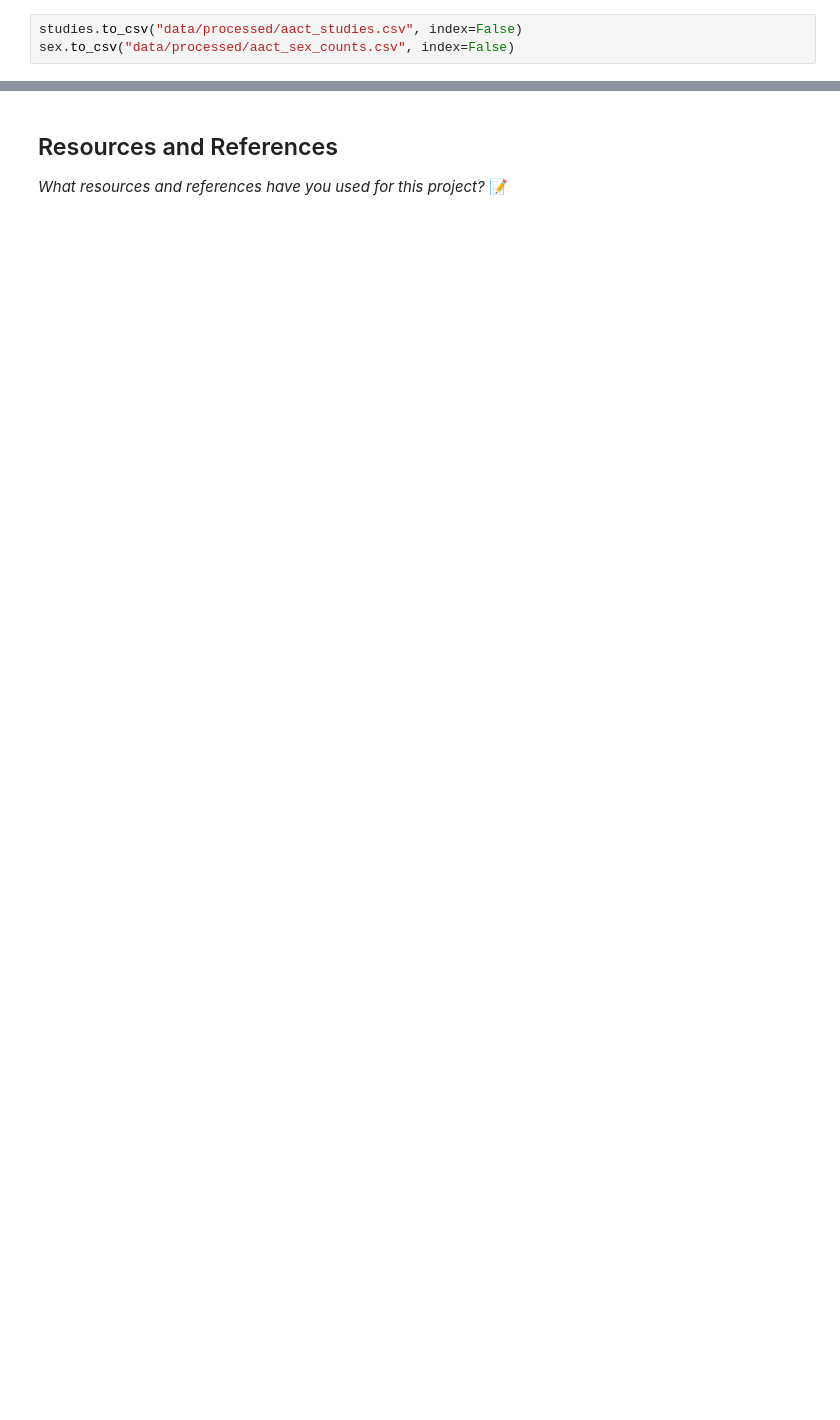
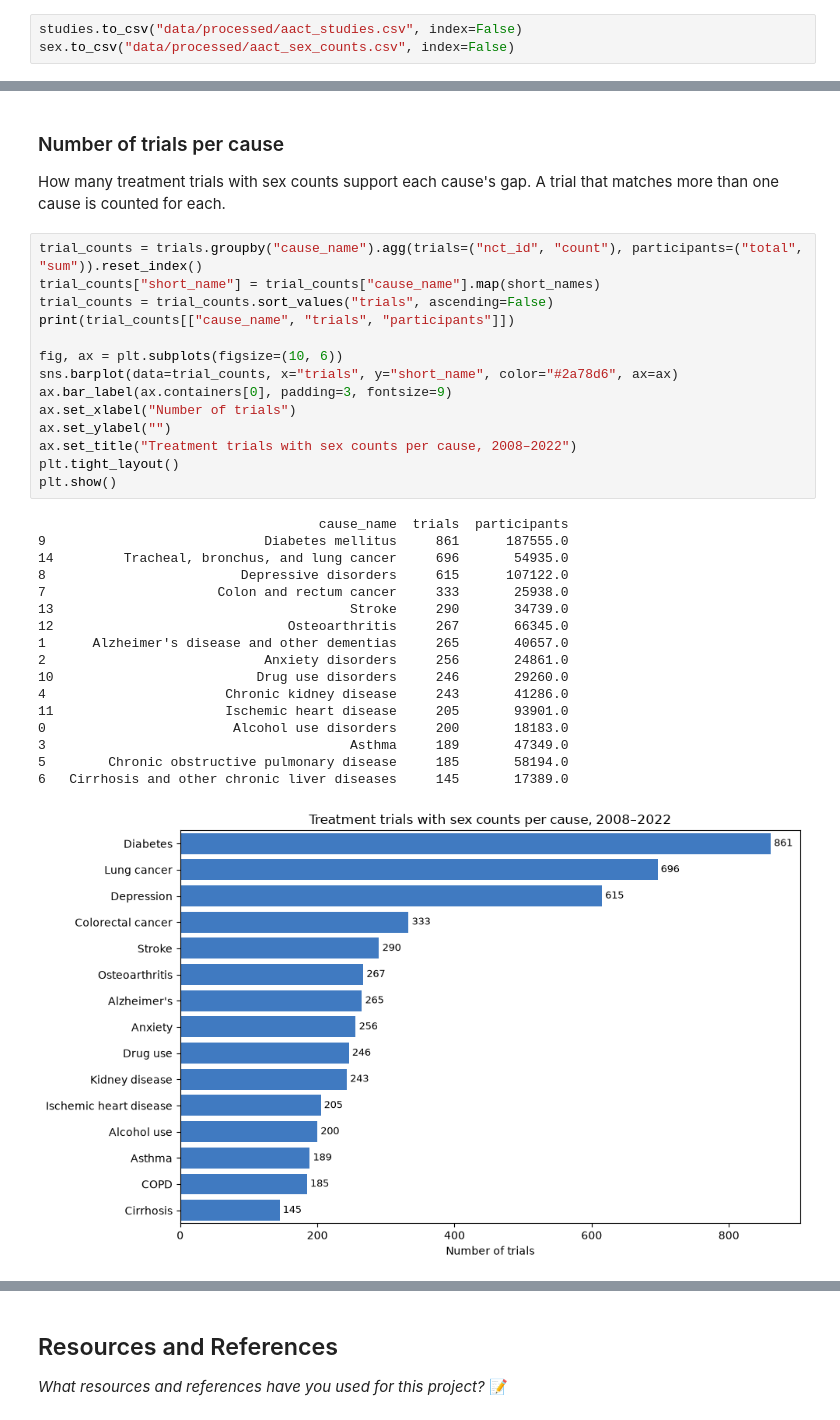
Before and after one commit to IT4063C-Fall2026/data-tech-analytics-final-project-smithmaria, a Jupyter notebook: source.ipynb, the cells around one changed output, grey strips where cells are left out. Cells and saved outputs as stored; diff of their text form; blank space fills up the shorter version.

```diff
--- a/source.ipynb
+++ b/source.ipynb
@@ -415,0 +879,35 @@ sex.to_csv("data/processed/aact_sex_counts.csv", index=False)
+# %% [markdown]
+### Number of trials per cause
+How many treatment trials with sex counts support each cause's gap. A trial that matches more than one cause is counted for each.
+# %%
+trial_counts = trials.groupby("cause_name").agg(trials=("nct_id", "count"), participants=("total", "sum")).reset_index()
+trial_counts["short_name"] = trial_counts["cause_name"].map(short_names)
+trial_counts = trial_counts.sort_values("trials", ascending=False)
+print(trial_counts[["cause_name", "trials", "participants"]])
+
+fig, ax = plt.subplots(figsize=(10, 6))
+sns.barplot(data=trial_counts, x="trials", y="short_name", color="#2a78d6", ax=ax)
+ax.bar_label(ax.containers[0], padding=3, fontsize=9)
+ax.set_xlabel("Number of trials")
+ax.set_ylabel("")
+ax.set_title("Treatment trials with sex counts per cause, 2008–2022")
+plt.tight_layout()
+plt.show()
+# %% [output]
+                                    cause_name  trials  participants
+9                            Diabetes mellitus     861      187555.0
+14         Tracheal, bronchus, and lung cancer     696       54935.0
+8                         Depressive disorders     615      107122.0
+7                      Colon and rectum cancer     333       25938.0
+13                                      Stroke     290       34739.0
+12                              Osteoarthritis     267       66345.0
+1      Alzheimer's disease and other dementias     265       40657.0
+2                            Anxiety disorders     256       24861.0
+10                          Drug use disorders     246       29260.0
+4                       Chronic kidney disease     243       41286.0
+11                      Ischemic heart disease     205       93901.0
+0                        Alcohol use disorders     200       18183.0
+3                                       Asthma     189       47349.0
+5        Chronic obstructive pulmonary disease     185       58194.0
+6   Cirrhosis and other chronic liver diseases     145       17389.0
+[figure, added]
```
Also changed, not shown: parts of 50 cells of this notebook, 1 other file.
